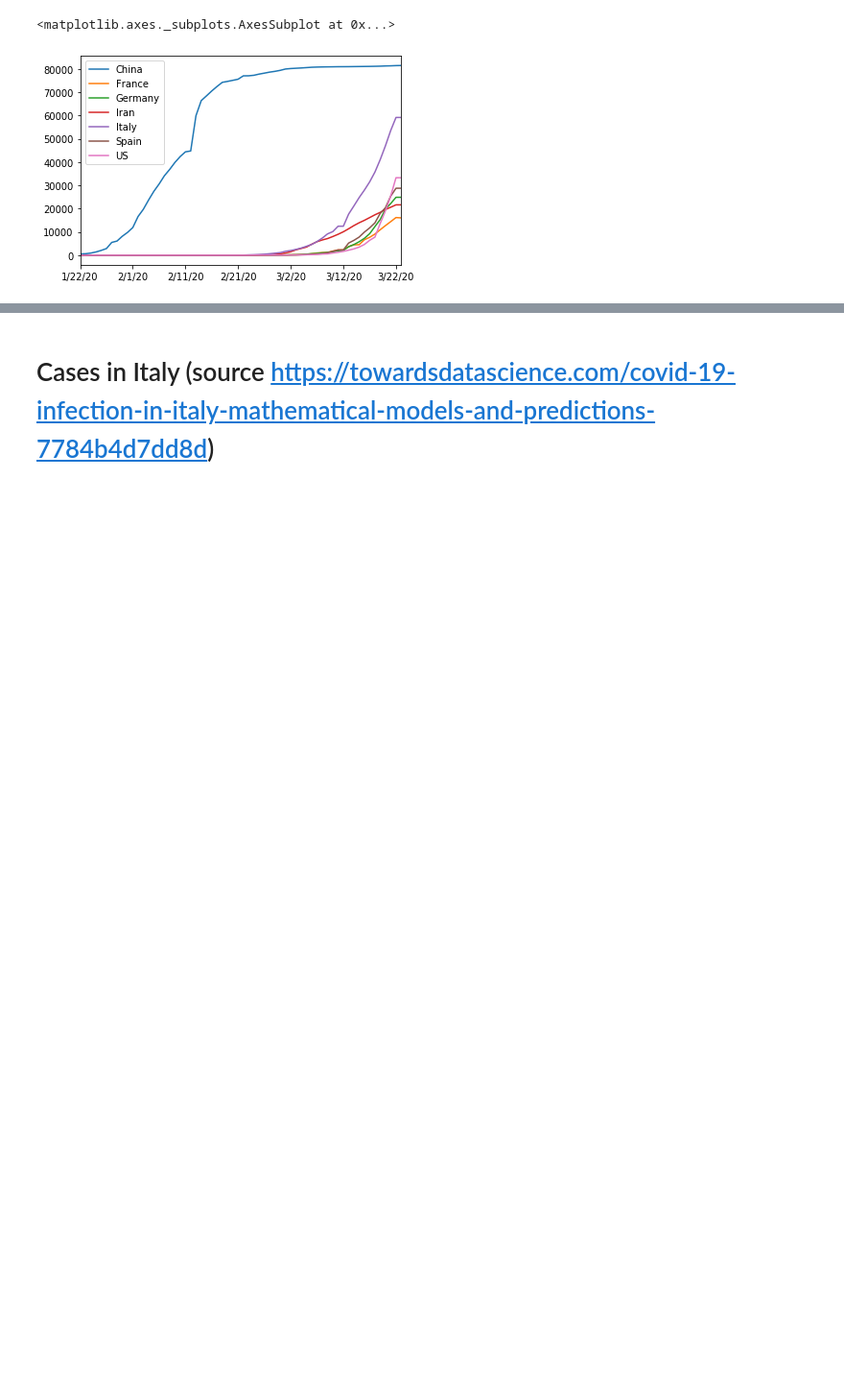
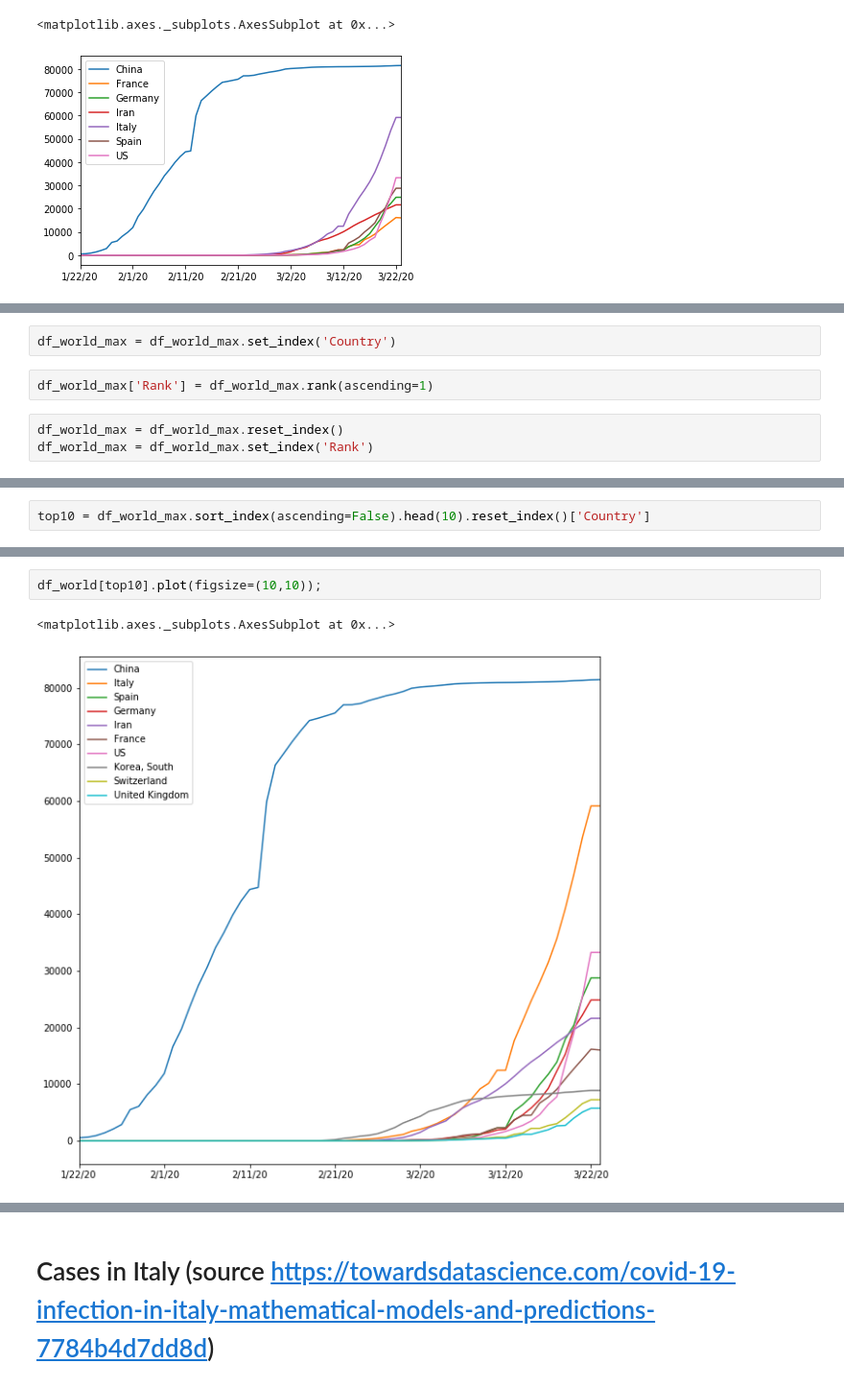
Before and after one commit to gbellandi/corona_model, a Jupyter notebook: Corona_model_scenarios_JHUdata.ipynb, the cells around one changed output, grey strips where cells are left out. Shown: that part at 96% size. Drawn from its saved outputs; the diff is of its cells as text; blank space fills up the shorter version.

```diff
--- a/Corona_model_scenarios_JHUdata.ipynb
+++ b/Corona_model_scenarios_JHUdata.ipynb
@@ -114,0 +150,7 @@ df_world.groupby(df_world.columns, axis=1).max()
+# %%
+df_world_max = df_world_max.set_index('Country')
+# %%
+df_world_max['Rank'] = df_world_max.rank(ascending=1)
+# %%
+df_world_max = df_world_max.reset_index()
+df_world_max = df_world_max.set_index('Rank')
@@ -114,0 +172,2 @@ df_world.groupby(df_world.columns, axis=1).max()
+# %%
+top10 = df_world_max.sort_index(ascending=False).head(10).reset_index()['Country']
@@ -114,0 +188,5 @@ df_world.groupby(df_world.columns, axis=1).max()
+# %%
+df_world[top10].plot(figsize=(10,10));
+# %% [output]
+<matplotlib.axes._subplots.AxesSubplot at 0x...>
+[figure, added]
```
Also changed, not shown: parts of 15 cells of this notebook.
